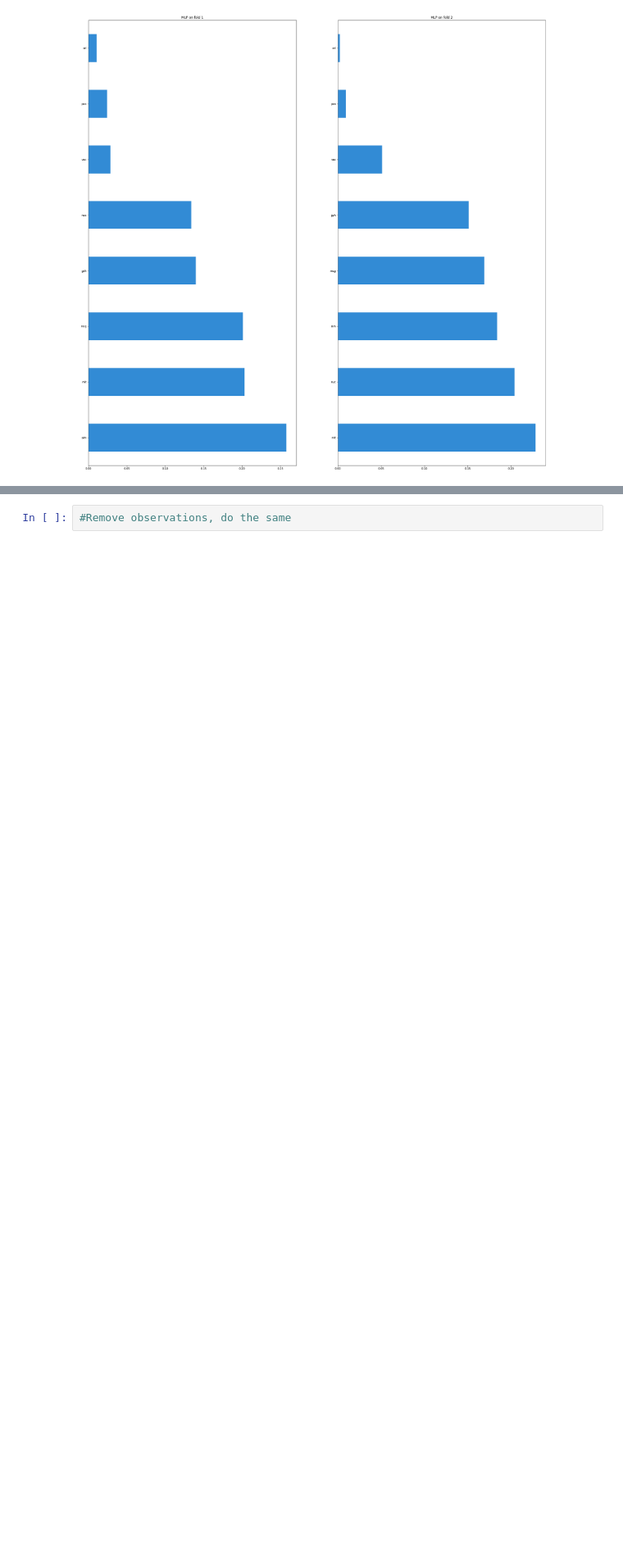
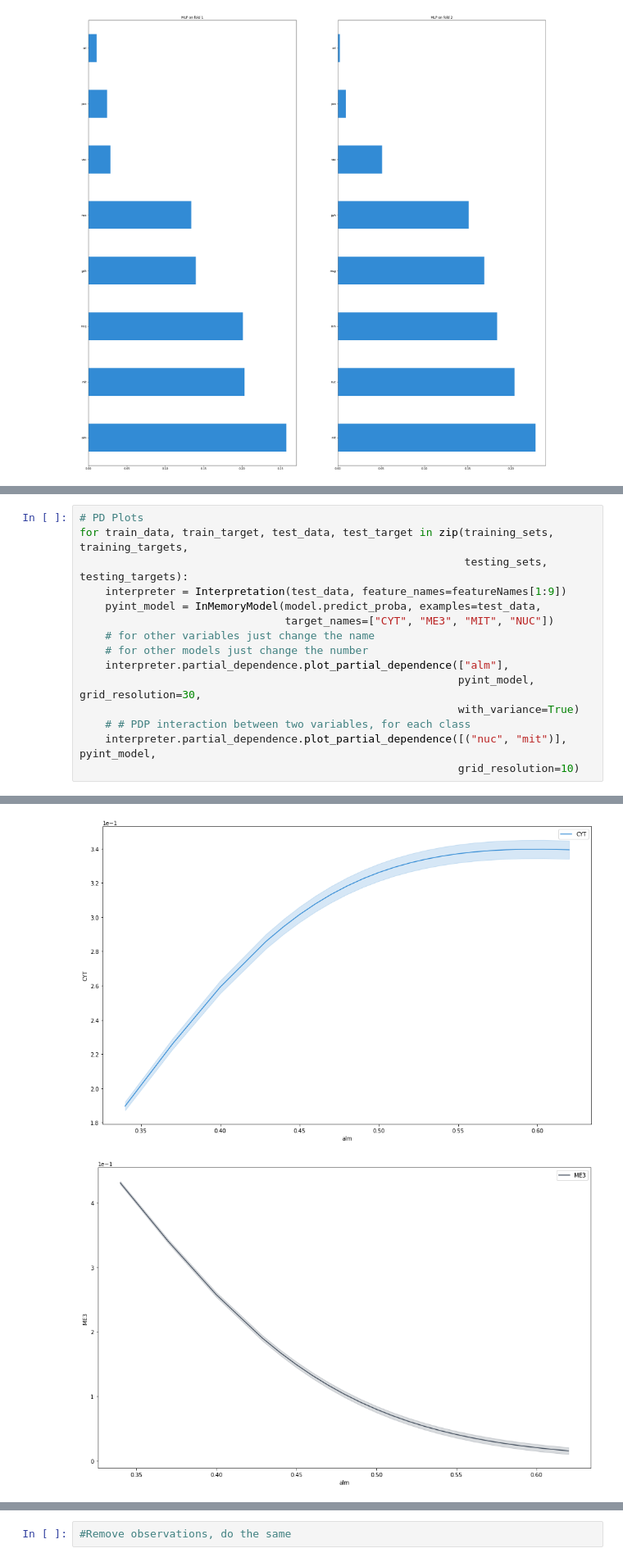
Before and after one commit to DiegoAnas/SPEML-Explainability, a Jupyter notebook: explain_skater.ipynb, the cells around one changed output, grey strips where cells are left out. Shown at 82% size. Drawn from its saved outputs; the diff is of its cells as text; blank space fills up the shorter version.

```diff
--- a/explain_skater.ipynb
+++ b/explain_skater.ipynb
@@ -212,0 +292,16 @@ faster runs, do progressbar=False
+# %%
+# PD Plots
+for train_data, train_target, test_data, test_target in zip(training_sets, training_targets,
+                                                            testing_sets, testing_targets):
+    interpreter = Interpretation(test_data, feature_names=featureNames[1:9])
+    pyint_model = InMemoryModel(model.predict_proba, examples=test_data,
+                                target_names=["CYT", "ME3", "MIT", "NUC"])
+    # for other variables just change the name
+    # for other models just change the number
+    interpreter.partial_dependence.plot_partial_dependence(["alm"],
+                                                           pyint_model, grid_resolution=30,
+                                                           with_variance=True)
+    # # PDP interaction between two variables, for each class
+    interpreter.partial_dependence.plot_partial_dependence([("nuc", "mit")], pyint_model,
+                                                           grid_resolution=10)
+# %% [output]
@@ -212,0 +320,2 @@ faster runs, do progressbar=False
+[figure, added]
+[figure, added]
```
Also changed, not shown: parts of 12 cells of this notebook, 6 other files.
